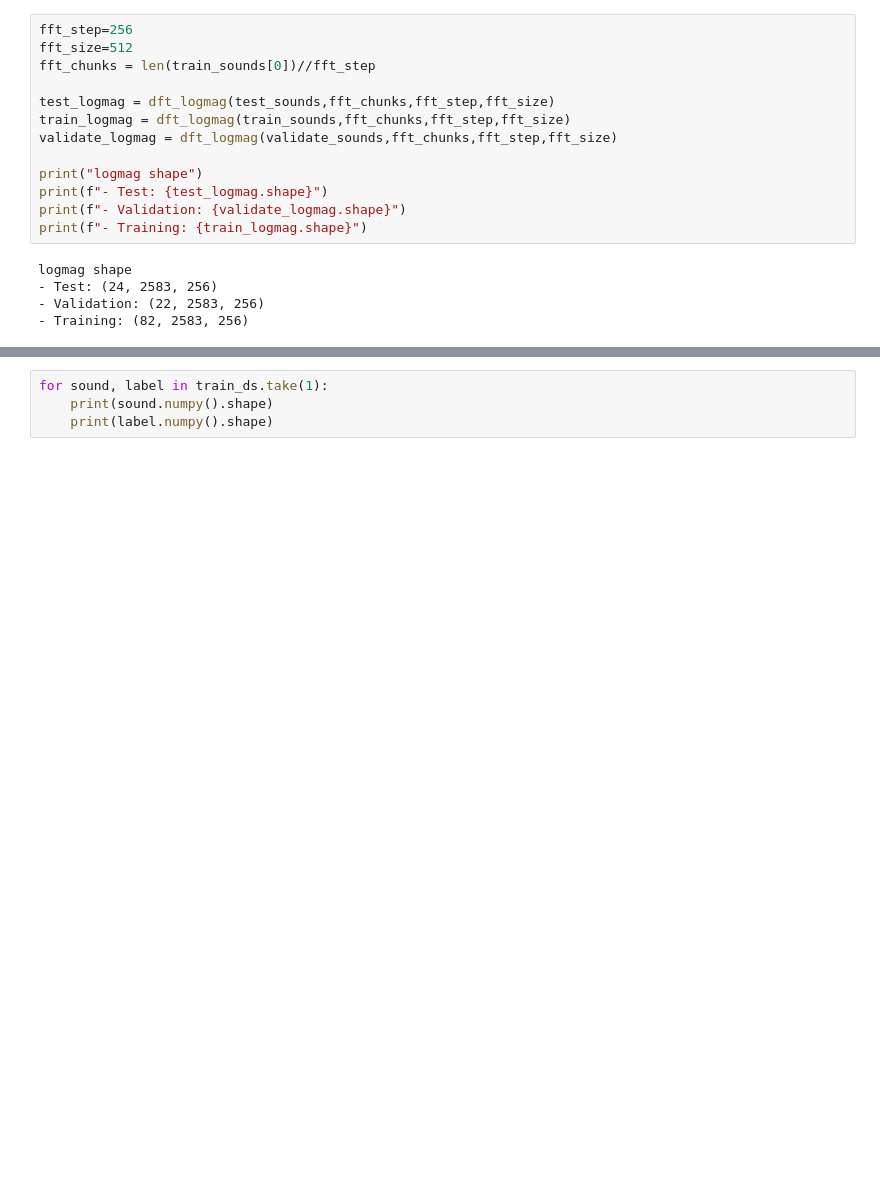
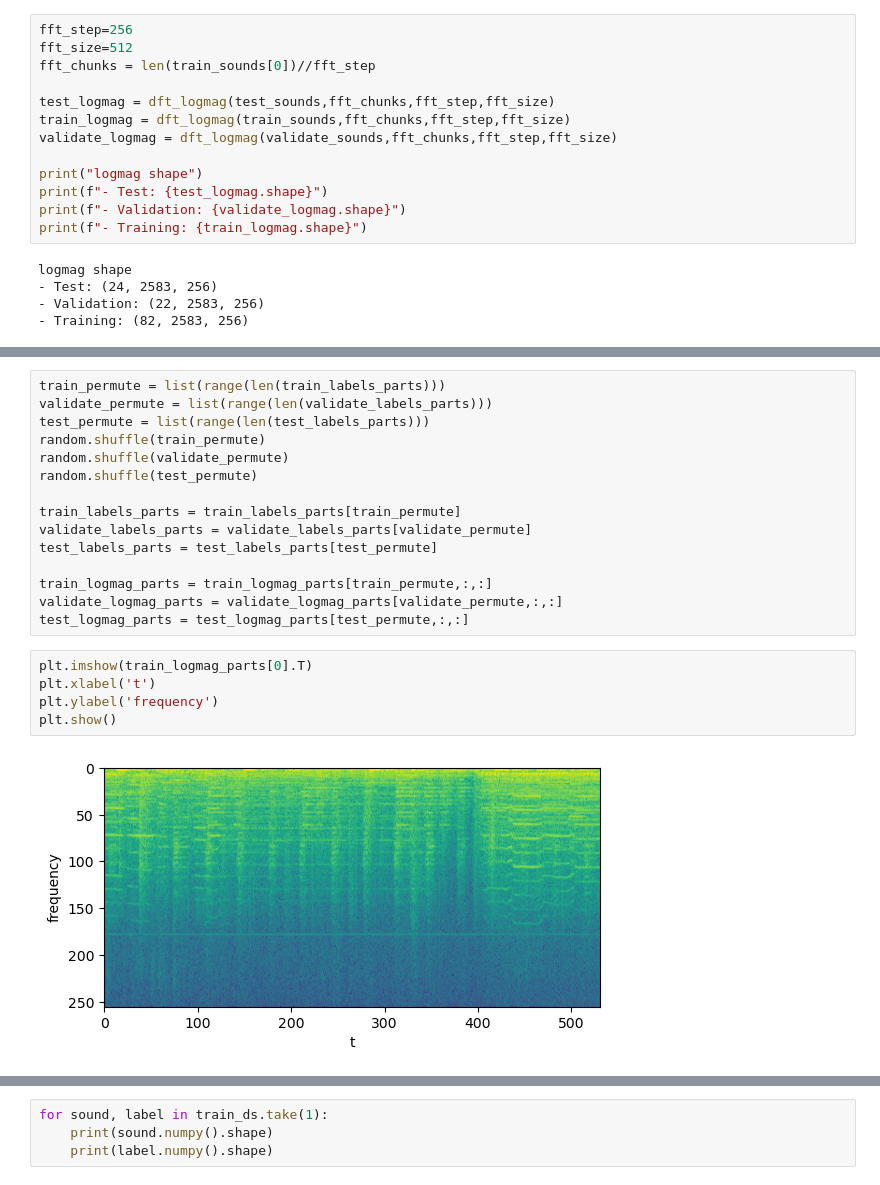
Before and after one commit to jkcas22/music_speech, a Jupyter notebook: RNN.ipynb, the cells around one changed output, grey strips where cells are left out. Drawn from its saved outputs; the diff is of its cells as text; blank space fills up the shorter version.

```diff
--- a/RNN.ipynb
+++ b/RNN.ipynb
@@ -161 +198,23 @@ plt.show()
+# %%
+train_permute = list(range(len(train_labels_parts)))
+validate_permute = list(range(len(validate_labels_parts)))
+test_permute = list(range(len(test_labels_parts)))
+random.shuffle(train_permute)
+random.shuffle(validate_permute)
+random.shuffle(test_permute)
+
+train_labels_parts = train_labels_parts[train_permute]
+validate_labels_parts = validate_labels_parts[validate_permute]
+test_labels_parts = test_labels_parts[test_permute]
+
+train_logmag_parts = train_logmag_parts[train_permute,:,:]
+validate_logmag_parts = validate_logmag_parts[validate_permute,:,:]
+test_logmag_parts = test_logmag_parts[test_permute,:,:]
+# %%
+plt.imshow(train_logmag_parts[0].T)
+plt.xlabel('t')
+plt.ylabel('frequency')
+plt.show()
+# %% [output]
+[figure, added]
 # %%
```
Also changed, not shown: parts of 16 cells of this notebook.
